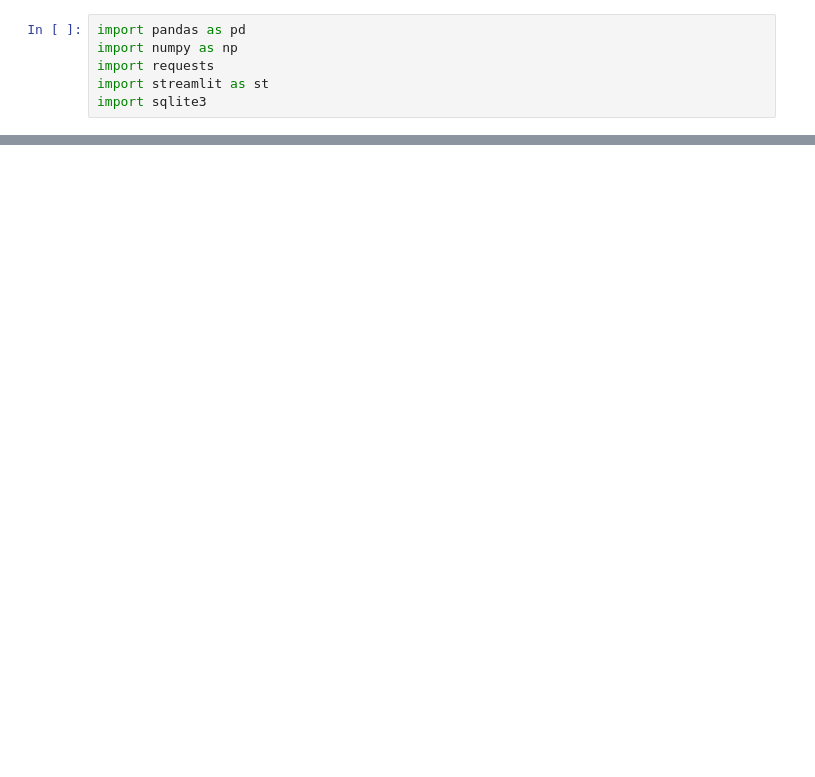
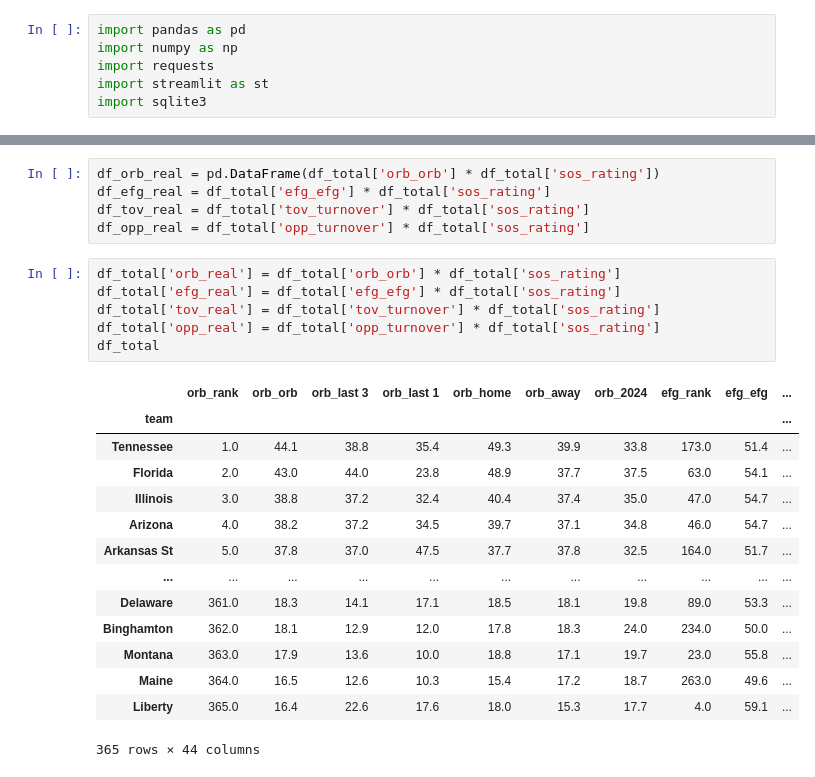
Before and after one commit to jagrest2/agrest-analytics, a Jupyter notebook: app/test.ipynb, the cells around one changed output, grey strips where cells are left out. Cells and saved outputs as stored; diff of their text form; blank space fills up the shorter version.

Commit message:
weighted teams by sos

```diff
--- a/app/test.ipynb
+++ b/app/test.ipynb
@@ -7,3 +68,29 @@ import sqlite3
+# %%
+df_orb_real = pd.DataFrame(df_total['orb_orb'] * df_total['sos_rating'])
+df_efg_real = df_total['efg_efg'] * df_total['sos_rating']
+df_tov_real = df_total['tov_turnover'] * df_total['sos_rating']
+df_opp_real = df_total['opp_turnover'] * df_total['sos_rating']
+# %%
+df_total['orb_real'] = df_total['orb_orb'] * df_total['sos_rating']
+df_total['efg_real'] = df_total['efg_efg'] * df_total['sos_rating']
+df_total['tov_real'] = df_total['tov_turnover'] * df_total['sos_rating']
+df_total['opp_real'] = df_total['opp_turnover'] * df_total['sos_rating']
+df_total
+# %% [output]
+|  | orb_rank | orb_orb | orb_last 3 | orb_last 1 | orb_home | orb_away | orb_2024 | efg_rank | efg_efg | ... |
+| team |  |  |  |  |  |  |  |  |  | ... |
+| Tennessee | 1.0 | 44.1 | 38.8 | 35.4 | 49.3 | 39.9 | 33.8 | 173.0 | 51.4 | ... |
+| Florida | 2.0 | 43.0 | 44.0 | 23.8 | 48.9 | 37.7 | 37.5 | 63.0 | 54.1 | ... |
+| Illinois | 3.0 | 38.8 | 37.2 | 32.4 | 40.4 | 37.4 | 35.0 | 47.0 | 54.7 | ... |
+| Arizona | 4.0 | 38.2 | 37.2 | 34.5 | 39.7 | 37.1 | 34.8 | 46.0 | 54.7 | ... |
+| Arkansas St | 5.0 | 37.8 | 37.0 | 47.5 | 37.7 | 37.8 | 32.5 | 164.0 | 51.7 | ... |
+| ... | ... | ... | ... | ... | ... | ... | ... | ... | ... | ... |
+| Delaware | 361.0 | 18.3 | 14.1 | 17.1 | 18.5 | 18.1 | 19.8 | 89.0 | 53.3 | ... |
+| Binghamton | 362.0 | 18.1 | 12.9 | 12.0 | 17.8 | 18.3 | 24.0 | 234.0 | 50.0 | ... |
+| Montana | 363.0 | 17.9 | 13.6 | 10.0 | 18.8 | 17.1 | 19.7 | 23.0 | 55.8 | ... |
+| Maine | 364.0 | 16.5 | 12.6 | 10.3 | 15.4 | 17.2 | 18.7 | 263.0 | 49.6 | ... |
+| Liberty | 365.0 | 16.4 | 22.6 | 17.6 | 18.0 | 15.3 | 17.7 | 4.0 | 59.1 | ... |
+365 rows × 44 columns
 # %%
 def init_db():
     conn = sqlite3.connect('matchup_tracker.db')
```
Also changed, not shown: parts of 2 cells of this notebook, 3 other files.
